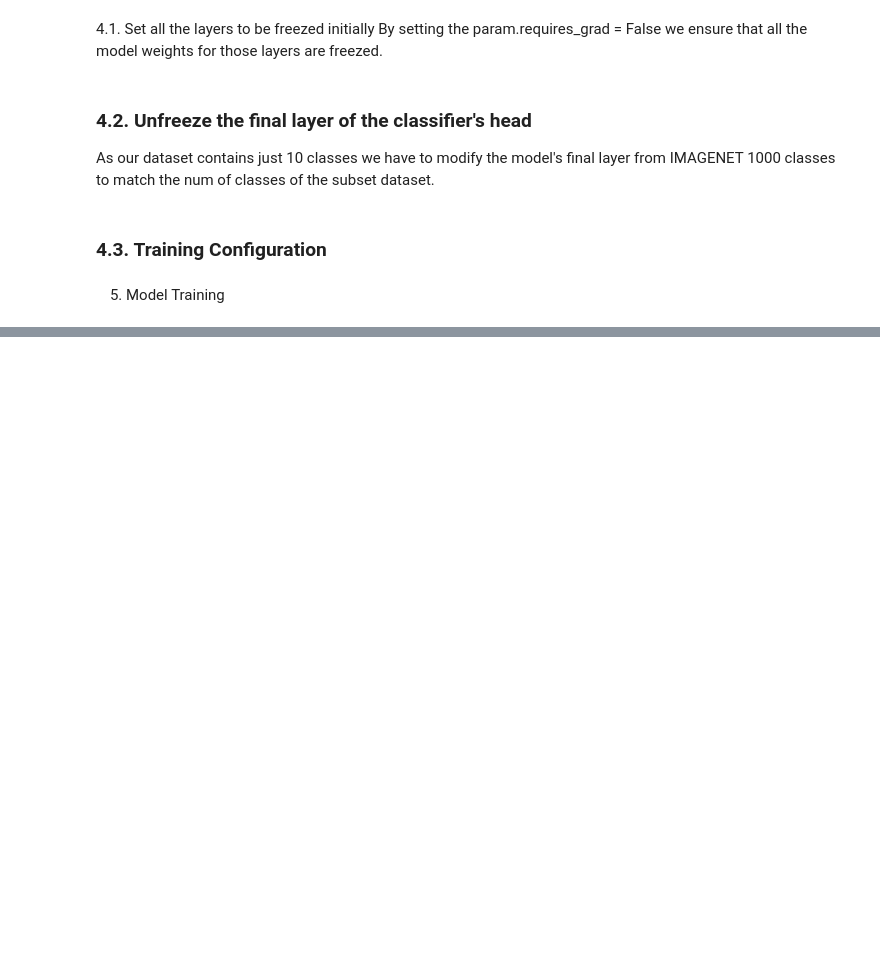
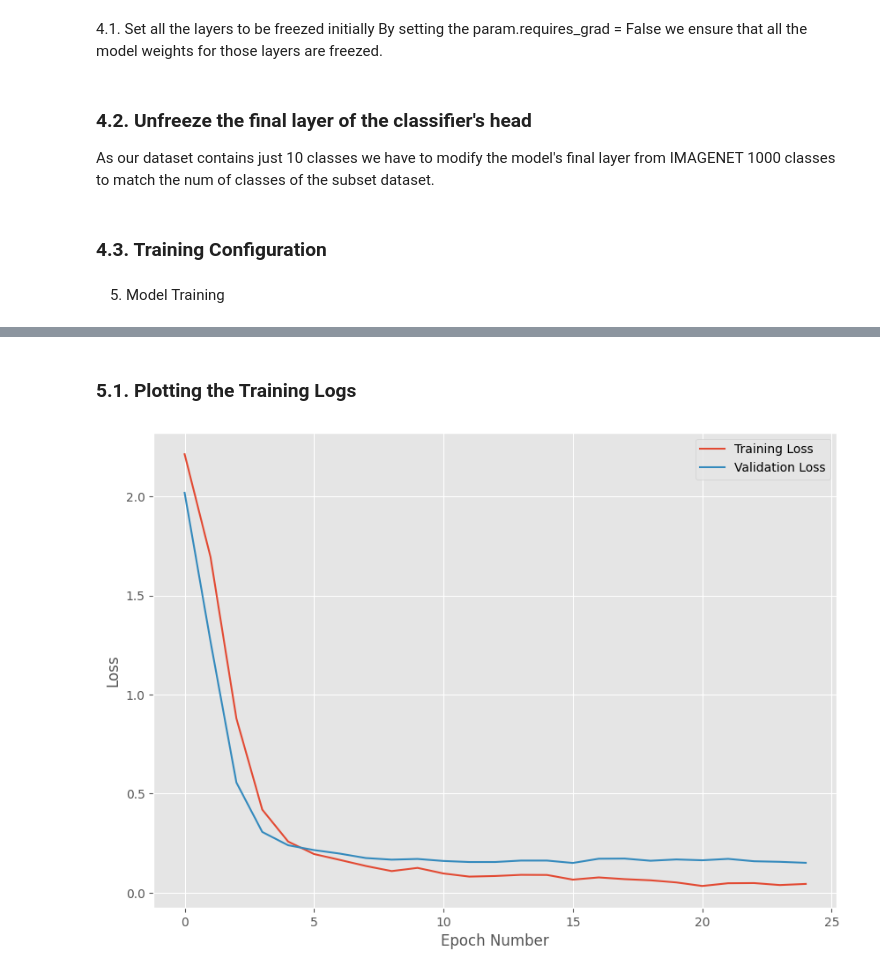
Before and after one commit to routparam12/Python_qns, a Jupyter notebook: Image_classification_using_transfer_learning_in_pytorch.ipynb, the cells around one changed output, grey strips where cells are left out. Saved outputs shown, nothing was run; the diff lists cells and outputs as text; code cells hidden in the pictures; blank space fills up the shorter version.

```diff
--- a/Image_classification_using_transfer_learning_in_pytorch.ipynb
+++ b/Image_classification_using_transfer_learning_in_pytorch.ipynb
@@ -202,0 +349,6 @@ optimizer = optim.SGD(
+# %%
+# Train the model.
+num_epochs = 25
+trained_model, history, best_epoch = train_and_validate(resnet50, loss_func, optimizer, num_epochs)
+
+torch.save(history, dataset+'_history.pt')
@@ -202,0 +373,13 @@ optimizer = optim.SGD(
+# %% [markdown]
+### 5.1. Plotting the Training Logs
+# %%
+plt.figure(figsize=(10, 7))
+history = np.array(history)
+plt.plot(history[:,0:2])
+plt.legend(['Training Loss', 'Validation Loss'])
+plt.xlabel('Epoch Number')
+plt.ylabel('Loss')
+plt.savefig('loss_curve.png')
+plt.show()
+# %% [output]
+[figure, added]
```
Also changed, not shown: parts of 4 cells of this notebook.
